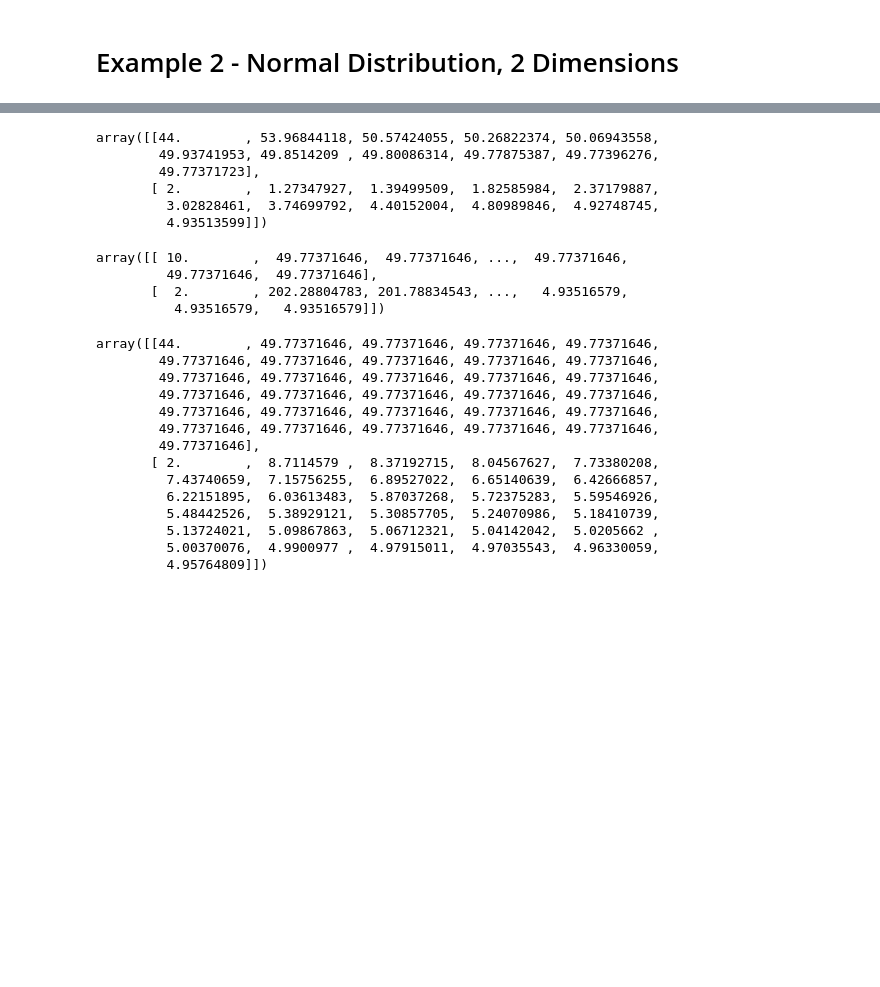
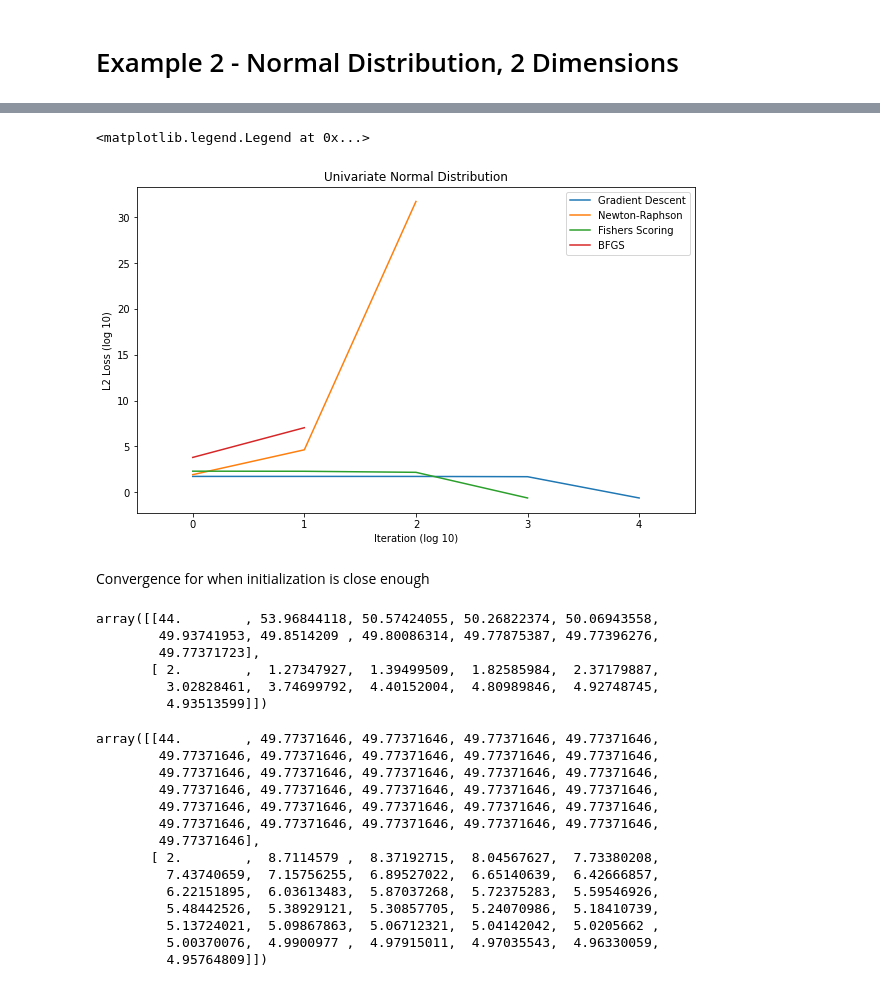
Before and after one commit to EricTay1997/MLE, a Jupyter notebook: Algorithms.ipynb, the cells around one changed output, grey strips where cells are left out. Saved outputs shown, nothing was run; the diff lists cells and outputs as text; code cells hidden in the pictures; blank space fills up the shorter version.

```diff
--- a/Algorithms.ipynb
+++ b/Algorithms.ipynb
@@ -223,0 +207,4 @@ array([[ 1.00000000e+01, -3.23349838e+01, -1.15640238e+02,
+# %%
+%%time
+thetas2 = fisher(theta0, grad2, data, inverse_info2, max_iter=1000)
+thetas2
@@ -223,0 +218,6 @@ array([[ 1.00000000e+01, -3.23349838e+01, -1.15640238e+02,
+# %%
+%%time
+#%%timeit
+#pretty unstable
+thetas3 = bfgs(neg_l2, theta0, neg_grad2, data, max_iter = 10)
+thetas3
@@ -224,3 +235,30 @@ array([[ 1.00000000e+01, -3.23349838e+01, -1.15640238e+02,
+# %%
+thetas0 = thetas0[:,[1,10,100,1000,10000]]
+thetas1 = thetas1[:,[1,10,100]]
+thetas2 = thetas2[:,[1,10,100,1000]]
+thetas3 = thetas3[:,[1,10]]
+# %%
+theta = np.array([50,5])[:, None]
+l20 = np.sqrt(np.sum((thetas0 - theta)**2, 0))
+l21 = np.sqrt(np.sum((thetas1 - theta)**2, 0))
+l22 = np.sqrt(np.sum((thetas2 - theta)**2, 0))
+l23 = np.sqrt(np.sum((thetas3 - theta)**2, 0))
+# %%
+plt.figure(figsize= (10,6))
+plt.plot(list(range(len(l20))), np.log10(l20), label = "Gradient Descent")
+plt.plot(list(range(len(l21))), np.log10(l21), label = "Newton-Raphson")
+plt.plot(list(range(len(l22))), np.log10(l22), label = "Fishers Scoring")
+plt.plot(list(range(len(l23))), np.log10(l23), label = "BFGS")
+plt.xlabel("Iteration (log 10)")
+plt.ylabel("L2 Loss (log 10)")
+plt.title("Univariate Normal Distribution")
+plt.xlim(-0.5,4.5)
+plt.legend();
+# %% [output]
+<matplotlib.legend.Legend at 0x...>
+[figure, added]
+# %% [markdown]
+Convergence for when initialization is close enough
 # %%
 nr(np.array([44,2])[:, None], grad2, data, inverse_hessian2, max_iter=10)
 # %% [output]
@@ -230,14 +268,6 @@ array([[44.        , 53.96844118, 50.57424055, 50.26822374, 50.06943558,
        [ 2.        ,  1.27347927,  1.39499509,  1.82585984,  2.37179887,
          3.02828461,  3.74699792,  4.40152004,  4.80989846,  4.92748745,
          4.93513599]])
-# %%
-#%%timeit
-fisher(theta0, grad2, data, inverse_info2, max_iter=1000)
-# %% [output]
-array([[ 10.        ,  49.77371646,  49.77371646, ...,  49.77371646,
-         49.77371646,  49.77371646],
-       [  2.        , 202.28804783, 201.78834543, ...,   4.93516579,
-          4.93516579,   4.93516579]])
 # %%
 #%%timeit
 fisher(np.array([44,2])[:, None], grad2, data, inverse_info2, max_iter=30)
```
Also changed, not shown: parts of 26 cells of this notebook, 1 other file.
